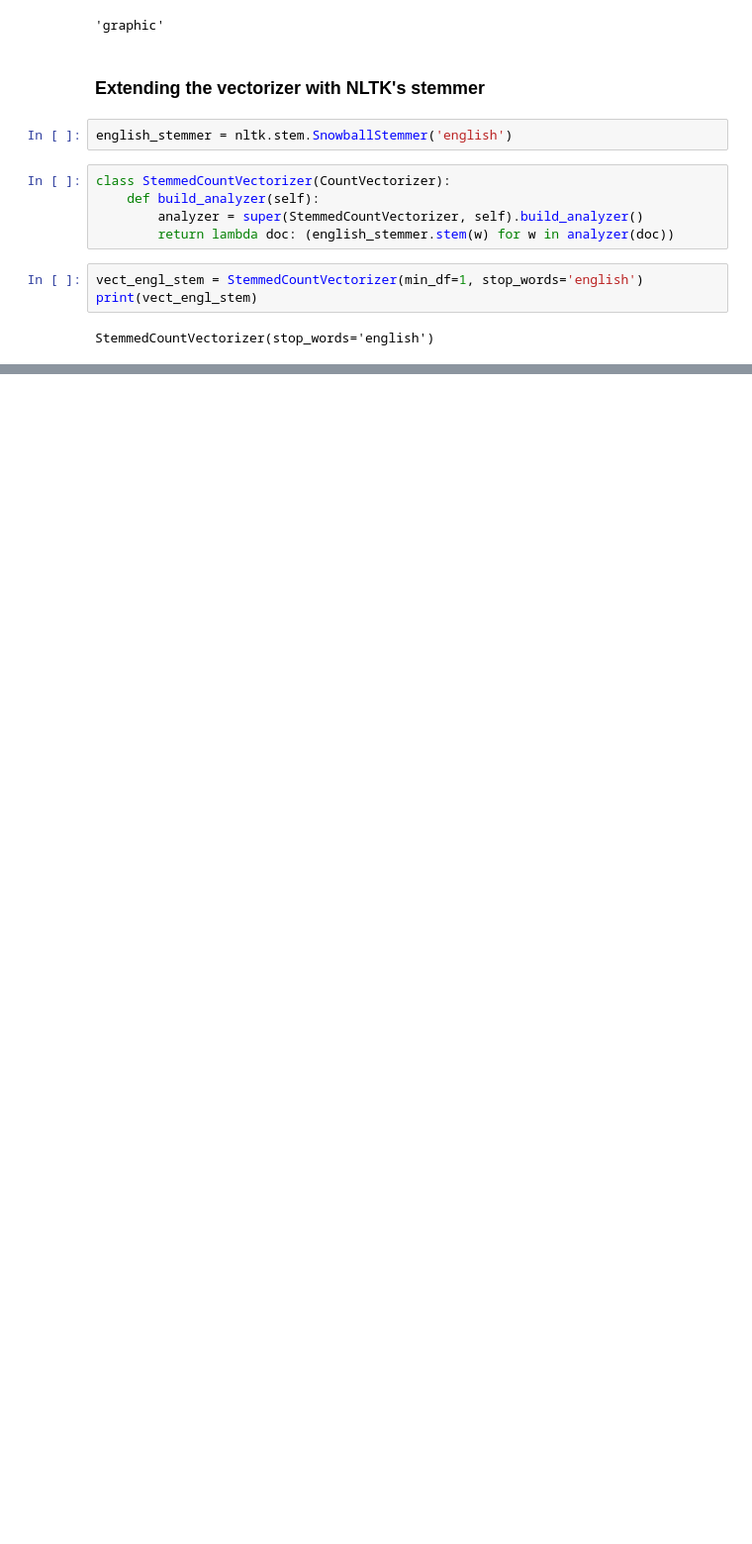
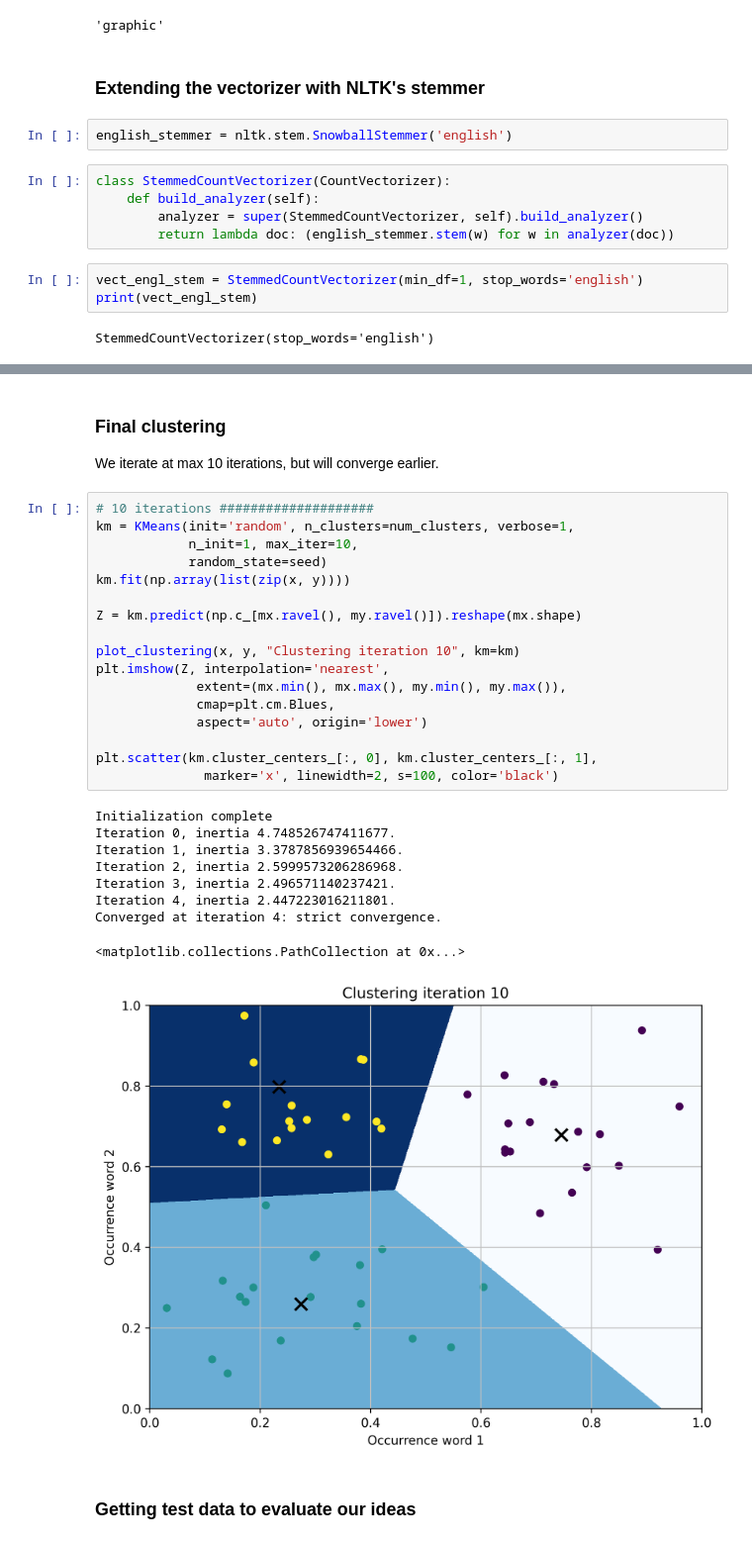
Before and after one commit to RamrajCh/COMP484-MachineLearning, a Jupyter notebook: Assign3/Assign3.ipynb, the cells around one changed output, grey strips where cells are left out. Shown at 99% size. Saved outputs shown, nothing was run; the diff lists cells and outputs as text; blank space fills up the shorter version.

```diff
--- a/Assign3/Assign3.ipynb
+++ b/Assign3/Assign3.ipynb
@@ -225,0 +401,32 @@ print(vect_engl_stem.get_feature_names())
+# %% [markdown]
+### Final clustering
+We iterate at max 10 iterations, but will converge earlier.
+# %%
+# 10 iterations ####################
+km = KMeans(init='random', n_clusters=num_clusters, verbose=1,
+            n_init=1, max_iter=10,
+            random_state=seed)
+km.fit(np.array(list(zip(x, y))))
+
+Z = km.predict(np.c_[mx.ravel(), my.ravel()]).reshape(mx.shape)
+
+plot_clustering(x, y, "Clustering iteration 10", km=km)
+plt.imshow(Z, interpolation='nearest',
+             extent=(mx.min(), mx.max(), my.min(), my.max()),
+             cmap=plt.cm.Blues,
+             aspect='auto', origin='lower')
+
+plt.scatter(km.cluster_centers_[:, 0], km.cluster_centers_[:, 1],
+              marker='x', linewidth=2, s=100, color='black')
+# %% [output]
+Initialization complete
+Iteration 0, inertia 4.748526747411677.
+Iteration 1, inertia 3.3787856939654466.
+Iteration 2, inertia 2.5999573206286968.
+Iteration 3, inertia 2.496571140237421.
+Iteration 4, inertia 2.447223016211801.
+Converged at iteration 4: strict convergence.
+<matplotlib.collections.PathCollection at 0x...>
+[figure, added]
+# %% [markdown]
+### Getting test data to evaluate our ideas
```
Also changed, not shown: parts of 33 cells of this notebook.
